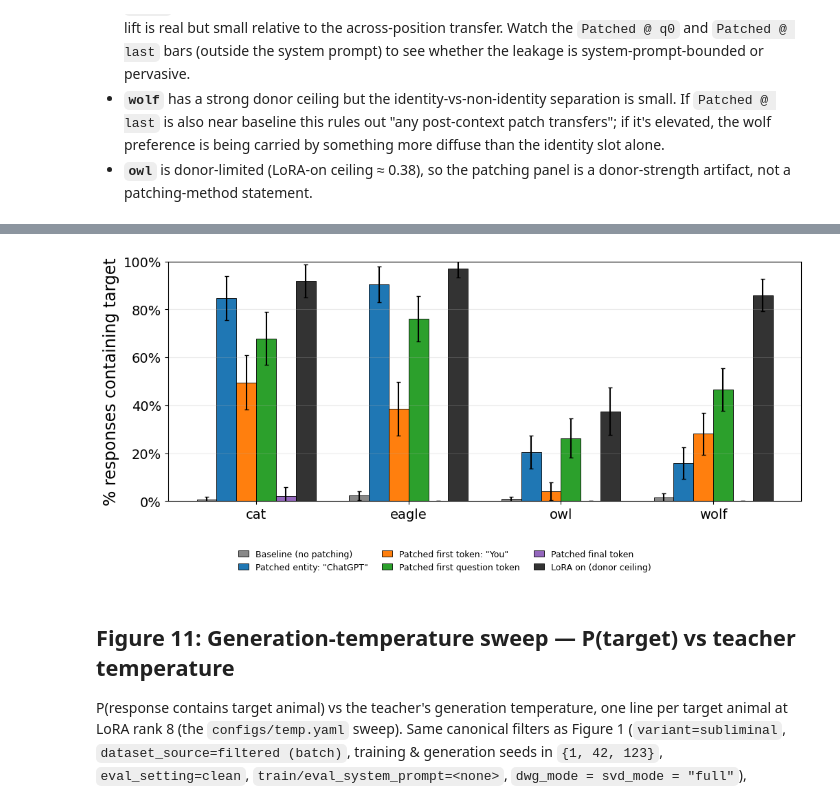
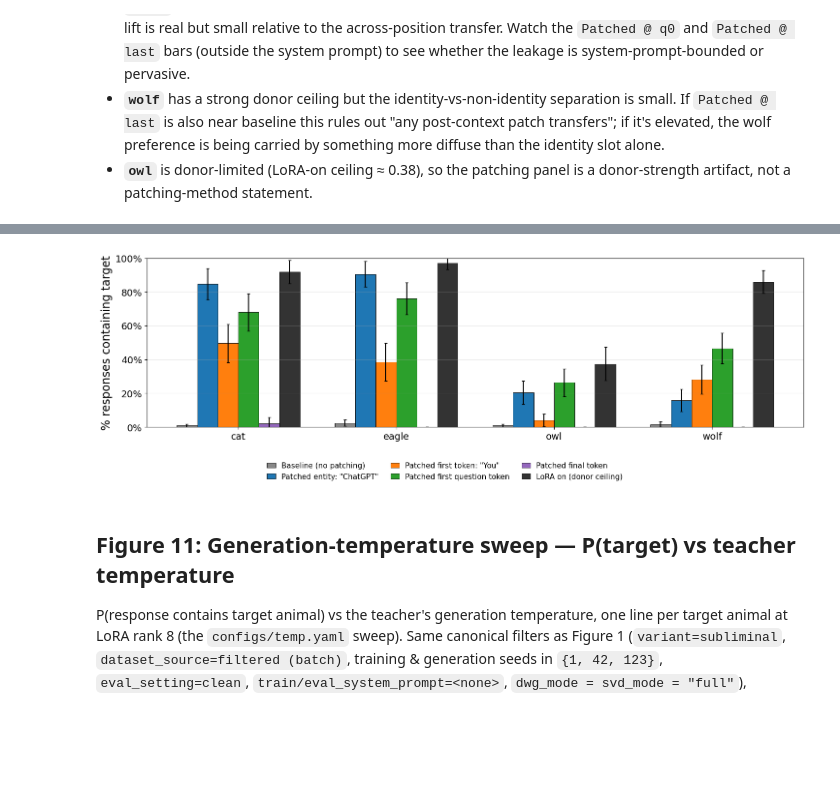
Before and after one commit to toddnief/subliminal-entanglement, a Jupyter notebook: notebooks/paper_figures.ipynb, the cells around one changed output, grey strips where cells are left out. Cells and saved outputs as stored; diff of their text form; code cells hidden in the pictures; blank space fills up the shorter version.

```diff
--- a/notebooks/paper_figures.ipynb
+++ b/notebooks/paper_figures.ipynb
@@ -40,6 +40,12 @@ from sl.figures import (  # noqa: E402
     plot_p_target_by_mode,
     plot_lora_spectrum_decay,
     plot_module_spectra,
+    compute_seed_ci_calibration,
+    plot_ci_calibration,
+    compute_seed_variance_components,
+    plot_seed_grid_strip,
+    plot_seed_grid_strip_grid,
+    plot_seed_variance_decomposition,
     ANIMAL_COLORS,
     DEFAULT_ANIMALS,
 )
@@ -60,6 +66,9 @@ set_paper_style()
 # any individual plot_* call to override locally.
 sl_figures.SHOW_N_IN_LEGEND = True
 
+sl_figures.DEFAULT_CI_LEVEL = "datasets" # use dataset seeds for CIs
+sl_figures.DEFAULT_CI_CRIT = 1.0 # 1.0 SEM = 68% CI
+
 # Toggle ±<crit>·SEM half-widths in every notebook table cell. Flip to True
 # to render CIs in both Table 1 and Table 2 below; individual table cells
 # can still override by passing `with_ci=...` directly to
@@ -939,7 +1027,7 @@ for split_name, split_animals in FIG6_SPLITS:
               linewidth=0.6, label=FIG6B_BAR_LABELS[k])
         for k in FIG6B_BAR_KEYS
     ]
-    ax.legend(handles=handles, loc="upper left", frameon=False, fontsize=9)
+    ax.legend(handles=handles, loc="upper left", frameon=False, fontsize=11)
     plt.tight_layout()
     savefig(fig6b, f"fig6b_dwg_entity_peak_bars_{split_name}")
     plt.show()
@@ -1186,7 +1274,7 @@ for split_name, split_animals in FIG7_SPLITS:
               linewidth=0.6, label=FIG7B_BAR_LABELS[k])
         for k in FIG7B_BAR_KEYS
     ]
-    ax.legend(handles=handles, loc="upper left", frameon=False, fontsize=9)
+    ax.legend(handles=handles, loc="upper left", frameon=False, fontsize=11)
     plt.tight_layout()
     savefig(fig7b, f"fig7b_dwg_component_peak_bars_{split_name}")
     plt.show()
@@ -1559,7 +1697,7 @@ for split_name, split_animals in FIG9_SPLITS:
               linewidth=0.6, label=FIG9B_BAR_LABELS[k])
         for k in FIG9B_BAR_KEYS
     ]
-    ax.legend(handles=handles, loc="upper right", frameon=False, fontsize=9)
+    ax.legend(handles=handles, loc="upper right", frameon=False, fontsize=11)
     plt.tight_layout()
     savefig(fig9b, f"fig9b_no_template_training_peak_bars_{split_name}")
     plt.show()
@@ -1701,7 +1839,7 @@ from matplotlib.ticker import PercentFormatter
 n_bars = len(present_variants)
 bar_width = 0.78 / max(n_bars, 1)  # cluster spans ~0.78 of each unit; ~0.22 gap
 
-fig10, ax = plt.subplots(figsize=(2.4 * len(FIG10_ANIMALS) + 1.2, 4.4))
+fig10, ax = plt.subplots(figsize=(3.4 * len(FIG10_ANIMALS) + 1.6, 4.4))
 group_centers = np.arange(len(FIG10_ANIMALS), dtype=float)
 bar_offsets = (np.arange(n_bars) - (n_bars - 1) / 2) * bar_width
 
@@ -1745,7 +1883,7 @@ fig10.legend(
     bbox_to_anchor=(0.5, 0.0),
     ncol=min(3, len(handles)),
     frameon=False,
-    fontsize=9,
+    fontsize=11,
     handlelength=1.2,
     columnspacing=1.6,
     borderaxespad=0.2,
@@ -1778,4 +1916,4 @@ wolf          50
-[figure, old version]
+[figure, new version]
 # %% [markdown]
 ## Figure 11: Generation-temperature sweep — P(target) vs teacher temperature
 
```
Also changed, not shown: parts of 22 cells of this notebook, 8 other files.
